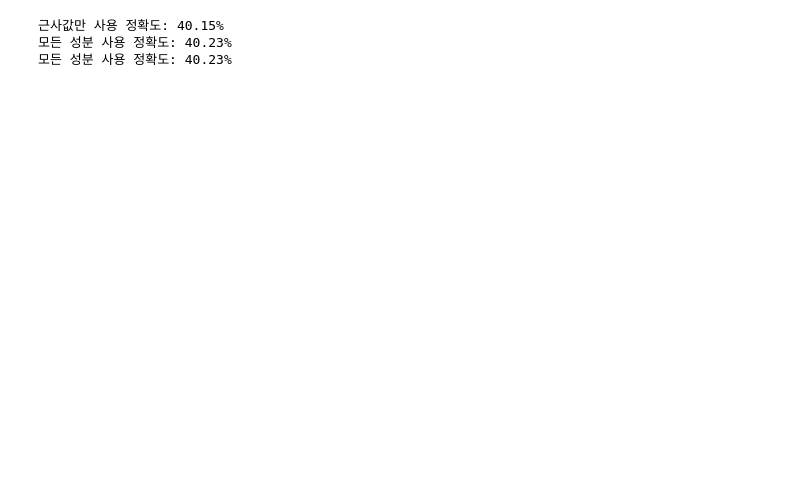
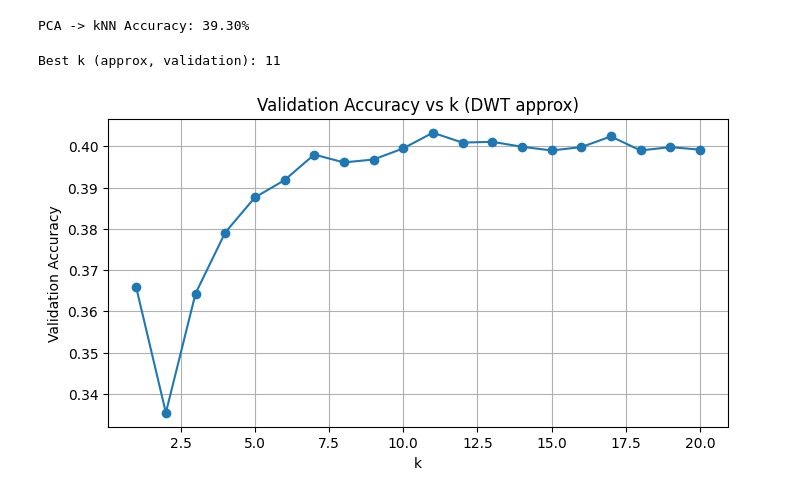
Before and after one commit to chan95821/cv101, a Jupyter notebook: image_classification/classification.ipynb, the cells around one changed output. Saved outputs shown, nothing was run; the diff lists cells and outputs as text; code cells hidden in the pictures; blank space fills up the shorter version.

```diff
--- a/image_classification/classification.ipynb
+++ b/image_classification/classification.ipynb
@@ -76,12 +59,10 @@ pca_knn_pipeline = Pipeline([
 ])
-# %%
-# 두 방식의 정확도 비교
-acc_approx = evaluate_pca_knn(X_train_dwt_approx, X_test_dwt_approx, y_train, y_test, n_components=20)
-print(f"근사값만 사용 정확도: {acc_approx * 100:.2f}%")
-
-acc_all = evaluate_pca_knn(X_train_dwt_all, X_test_dwt_all, y_train, y_test, n_components=20)
-print(f"모든 성분 사용 정확도: {acc_all * 100:.2f}%")
-# %% [output]
-근사값만 사용 정확도: 40.15%
-모든 성분 사용 정확도: 40.23%
-모든 성분 사용 정확도: 40.23%
+# %%
+pca_knn_pipeline.fit(X_train_dwt_all, y_train)
+y_pred_all = pca_knn_pipeline.predict(X_test_dwt_all)
+acc_pipeline_all = accuracy_score(y_test, y_pred_all)
+
+# without validation data
+print(f"PCA -> kNN Accuracy: {acc_pipeline_all*100:.2f}%")
+# %% [output]
+PCA -> kNN Accuracy: 39.30%
@@ -87,0 +78,27 @@ print(f"모든 성분 사용 정확도: {acc_all * 100:.2f}%")
+# %%
+import matplotlib.pyplot as plt
+
+val_scores_approx = []
+
+
+for k in k_values:
+    pca_knn_pipeline.set_params(knn__n_neighbors=k) #set k value
+    pca_knn_pipeline.fit(X_train_approx_train, y_train_approx_train)
+    # evaluate on validation split
+    val_pred = pca_knn_pipeline.predict(X_val_approx)
+    val_acc = accuracy_score(y_val_approx, val_pred)
+    val_scores_approx.append(val_acc)
+
+best_k_approx = k_values[int(np.argmax(val_scores_approx))]
+print(f"Best k (approx, validation): {best_k_approx}")
+
+plt.figure(figsize=(8,4))
+plt.plot(k_values, val_scores_approx, '-o')
+plt.xlabel('k')
+plt.ylabel('Validation Accuracy')
+plt.title('Validation Accuracy vs k (DWT approx)')
+plt.grid(True)
+plt.show()
+# %% [output]
+Best k (approx, validation): 11
+[figure, added]
```
Also changed, not shown: parts of 10 cells of this notebook.
